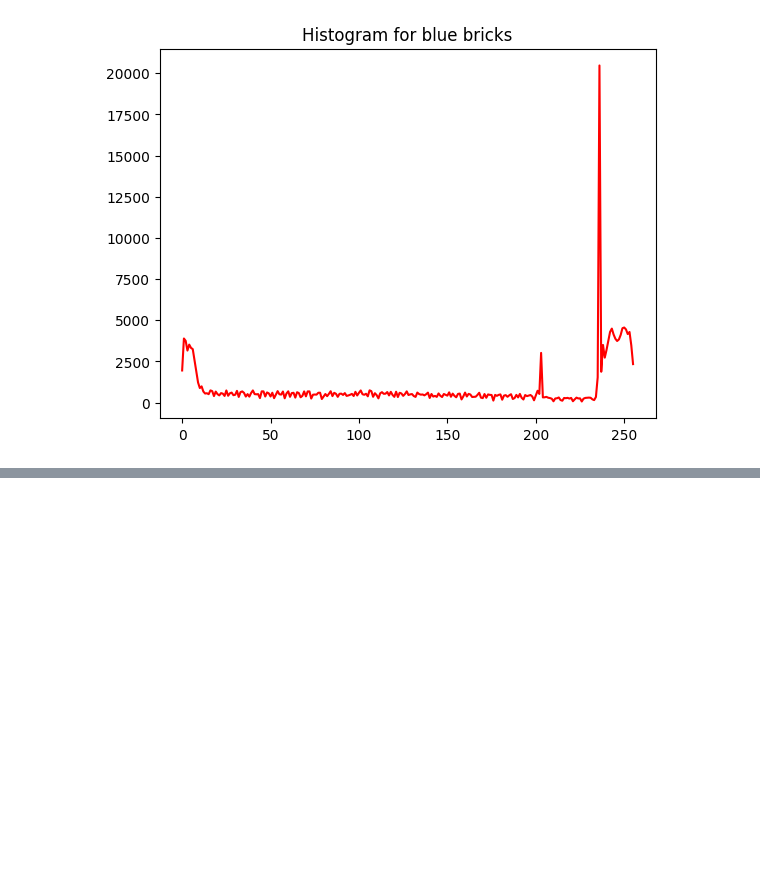
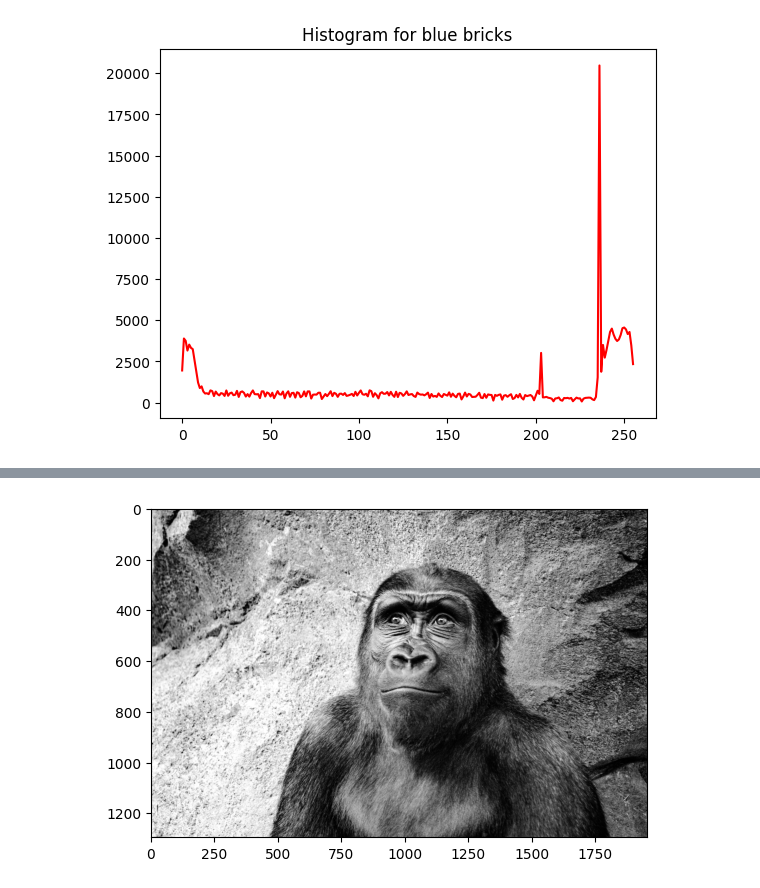
Before and after one commit to Joel-Milla/Computer-Vision-OpenCV-DeepLearning, a Jupyter notebook: Section 4 - Image Processing/Histograms.ipynb, the cells around one changed output, grey strips where cells are left out. Cells and saved outputs as stored; diff of their text form; code cells hidden in the pictures; blank space fills up the shorter version.

```diff
--- a/Section 4 - Image Processing/Histograms.ipynb
+++ b/Section 4 - Image Processing/Histograms.ipynb
@@ -174,0 +201,5 @@ plt.show()
+# %%
+eq_gorilla = cv2.equalizeHist(gray_gorilla)
+show_image(eq_gorilla, color='gray')
+# %% [output]
+[figure, added]
```
Also changed, not shown: parts of 15 cells of this notebook.
